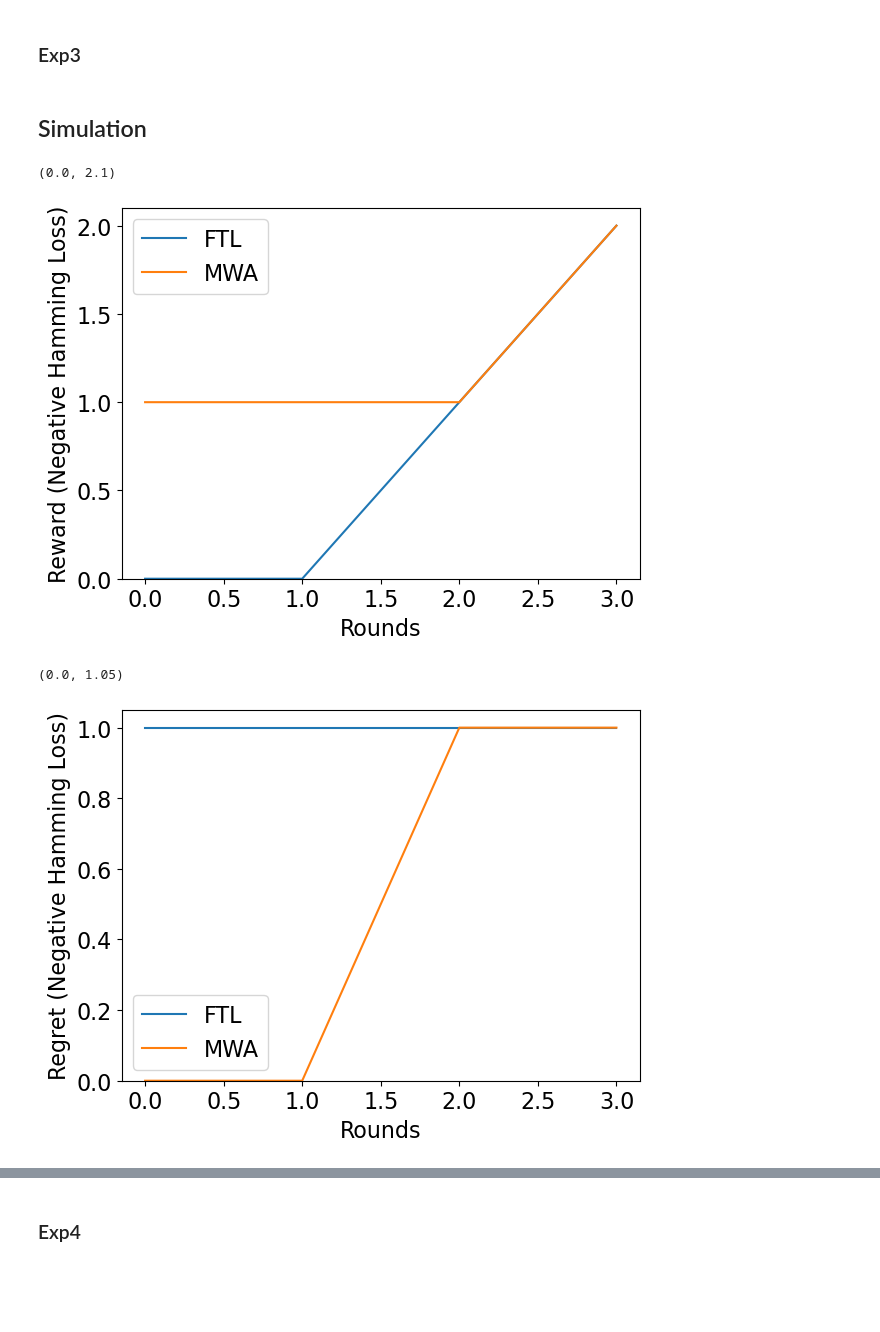
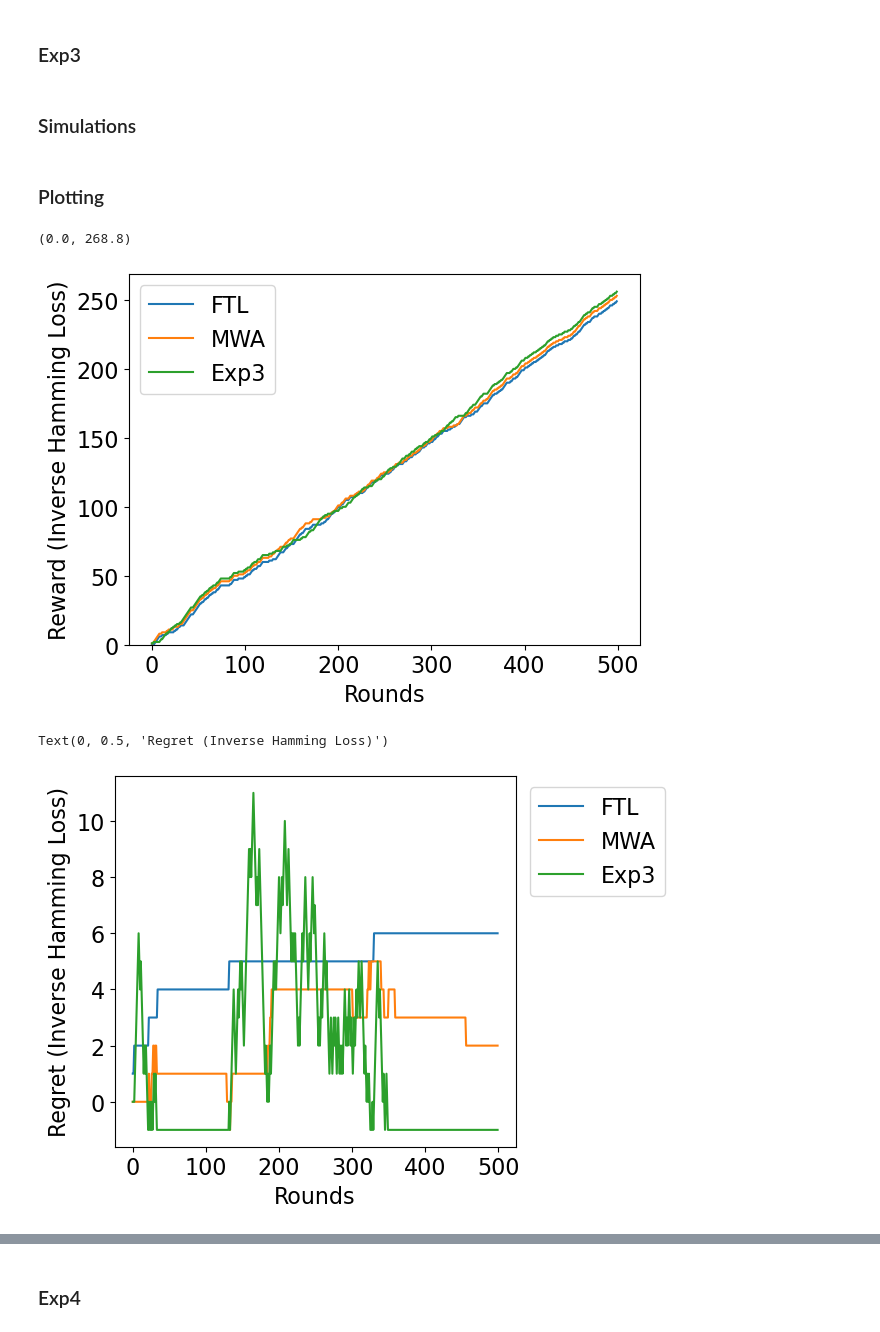
Before and after one commit to wyuan65/OnlineSubspaceRegression, a Jupyter notebook: bandits.ipynb, the cells around one changed output, grey strips where cells are left out. Saved outputs shown, nothing was run; the diff lists cells and outputs as text; code cells hidden in the pictures; blank space fills up the shorter version.

```diff
--- a/bandits.ipynb
+++ b/bandits.ipynb
@@ -17,7 +18,7 @@ training_loader, testing_loader, Us, ws, task_record = create_datasets_2(totalTa
 def FTL(rewards):
     """
     Input:
-    rewards - numpy array of cumulative rewards indexed by experts
+    rewards - (L, ) numpy array of cumulative rewards indexed by experts
     Output:
     action  - task with leading cumulative reward; ties are broken by choosing an expert uniformly at random
     """
@@ -29,12 +30,12 @@ def FTL(rewards):
 def MWA(rewards, eta):
     """
     Input:
-    rewards - list of cumulative rewards indexed by experts
+    rewards - (L, ) numpy array of cumulative rewards indexed by experts
     eta     - randomness hyperparameter
     Output:
     action  - sampled task from exponentially weighted distribution
     """
-    weights = np.exp(eta*rewards)
+    weights = np.exp(eta*(rewards-rewards.max()))
     action_cat = torch.distributions.Categorical(torch.tensor(weights/sum(weights)))
     action = int(action_cat.sample())
     return action
@@ -57,5 +61,5 @@ def Exp3(rewards):
 # %% [markdown]
-## Simulation
+### Simulations
 # %%
 def context_free_sim(alg,args):
     """
@@ -79,6 +83,36 @@ def context_free_sim(alg,args):
     return regrets, rewards
 regrets_FTL, rewards_FTL = context_free_sim(FTL,[])
 regrets_MWA, rewards_MWA = context_free_sim(MWA,[1])
+# %%
+def context_free_exp_sim(alg,args):
+    """
+    Input:
+    sequence - sequence of values to predict
+    alg      - algorithm used to perform online prediction
+    Output:
+    regret   - list of regret at every time index
+    """
+    rewards_actual = np.zeros(L)
+    log_weights = np.zeros(L)
+    reward_cum = 0
+    rewards = []
+    regrets = []
+    for t in range(T):
+        action, probs = alg(log_weights,*args)
+        reward = action == task_record[t]
+        reward_cum += reward
+        rewards.append(reward_cum)
+        for i in range(L):
+            rewards_actual[i] += (task_record[t] == i)
+            log_weights[i] += 1
+            if i == action:
+                log_weights[action] += (1-reward)/(probs[action]+eps)
+
+        regrets.append(max(rewards_actual) - reward_cum)
+    return regrets, rewards
+regrets_Exp3, rewards_Exp3 = context_free_exp_sim(Exp3,[1])
+# %% [markdown]
+### Plotting
 # %%
 import matplotlib.pyplot as plt
 
@@ -93,27 +127,28 @@ y_lim = None
 j4 = plt.figure(8)
 plt.plot(rewards_FTL, label = "FTL")
 plt.plot(rewards_MWA, label = "MWA")
+plt.plot(rewards_Exp3, label = "Exp3")
 plt.legend()
 
 plt.xlabel("Rounds")
-plt.ylabel("Reward (Negative Hamming Loss)")
+plt.ylabel("Reward (Inverse Hamming Loss)")
 plt.ylim(0, y_lim)
 # %% [output]
-(0.0, 2.1)
+(0.0, 268.8)
-[figure, old version]
+[figure, new version]
 # %%
 x_axis=np.arange(T)
 y_lim = None
 
 j4 = plt.figure(8)
 plt.plot(regrets_FTL, label = "FTL")
 plt.plot(regrets_MWA, label = "MWA")
-plt.legend()
+plt.plot(regrets_Exp3, label = "Exp3")
+plt.legend(loc = "upper right",bbox_to_anchor=(1.4, 1))
 
 plt.xlabel("Rounds")
-plt.ylabel("Regret (Negative Hamming Loss)")
-plt.ylim(0, y_lim)
+plt.ylabel("Regret (Inverse Hamming Loss)")
 # %% [output]
-(0.0, 1.05)
+Text(0, 0.5, 'Regret (Inverse Hamming Loss)')
-[figure, old version]
+[figure, new version]
 # %% [markdown]
```
Also changed, not shown: parts of 24 cells of this notebook.
